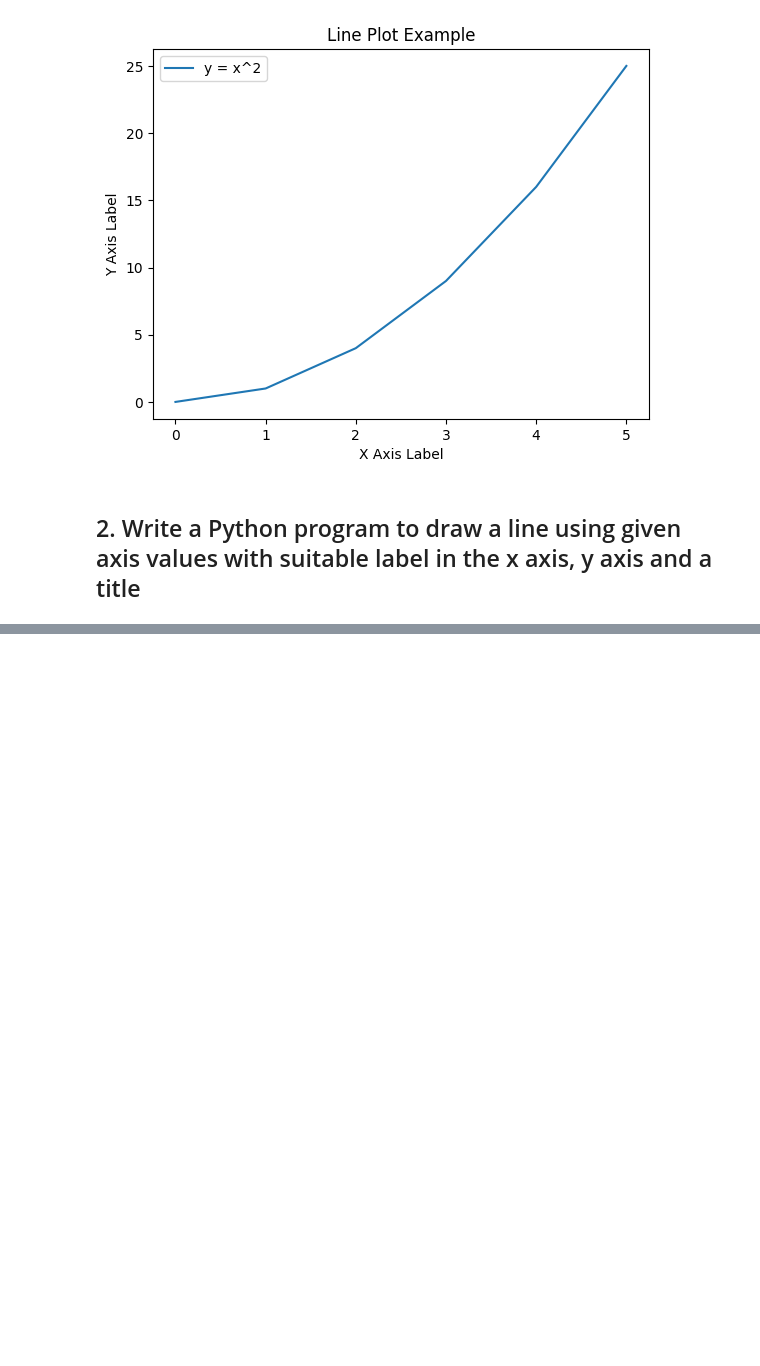
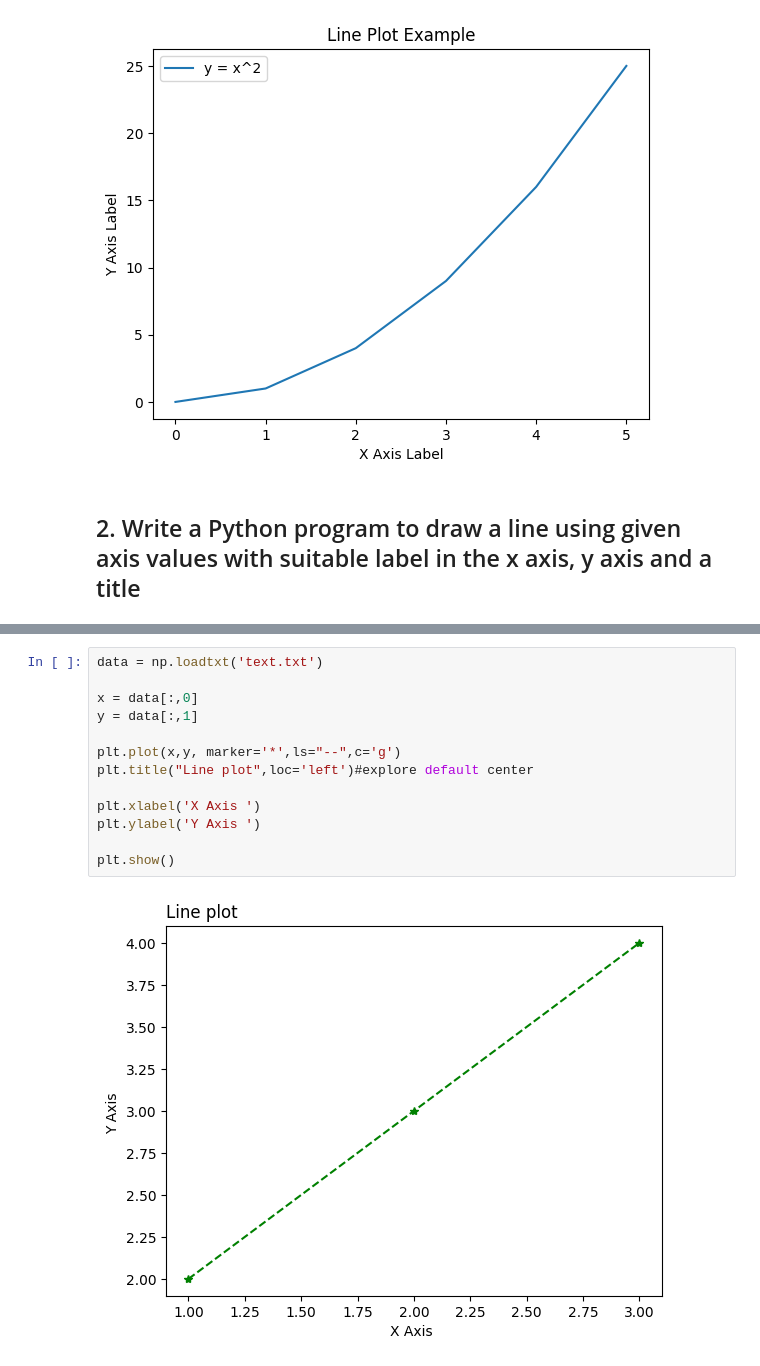
Before and after one commit to Prayag321/Python-libraries, a Jupyter notebook: matplotlib/matplotlib.ipynb, the cells around one changed output, grey strips where cells are left out. Drawn from its saved outputs; the diff is of its cells as text; blank space fills up the shorter version.

```diff
--- a/matplotlib/matplotlib.ipynb
+++ b/matplotlib/matplotlib.ipynb
@@ -65,0 +74,15 @@ plt.show()
+# %%
+data = np.loadtxt('text.txt')
+
+x = data[:,0]
+y = data[:,1]
+
+plt.plot(x,y, marker='*',ls="--",c='g')
+plt.title("Line plot",loc='left')#explore default center
+
+plt.xlabel('X Axis ')
+plt.ylabel('Y Axis ')
+
+plt.show()
+# %% [output]
+[figure, added]
```
Also changed, not shown: parts of 3 cells of this notebook, 1 other file.
